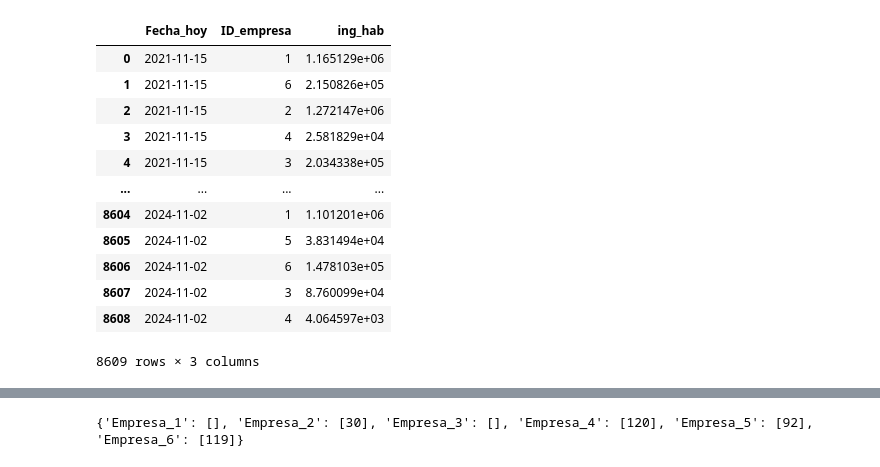
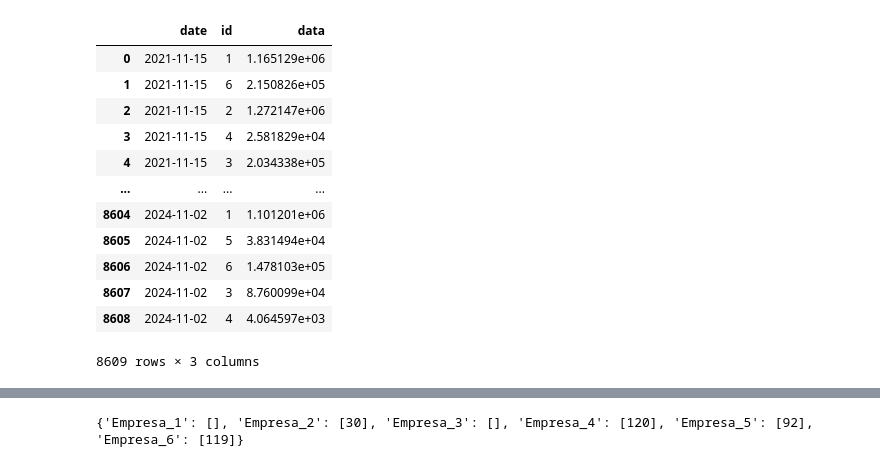
Before and after one commit to Francia-GR/reto_502_api, a Jupyter notebook: model/data_wrangling_model.ipynb, the cells around one changed output, grey strips where cells are left out. Saved outputs shown, nothing was run; the diff lists cells and outputs as text; code cells hidden in the pictures.

```diff
--- a/model/data_wrangling_model.ipynb
+++ b/model/data_wrangling_model.ipynb
@@ -73,17 +4,21 @@ df_week = complete_df.resample('W').sum()
-# %%
-df
-# %% [output]
-|  | Fecha_hoy | ID_empresa | ing_hab |
-| 0 | 2021-11-15 | 1 | 1.165129e+06 |
-| 1 | 2021-11-15 | 6 | 2.150826e+05 |
-| 2 | 2021-11-15 | 2 | 1.272147e+06 |
-| 3 | 2021-11-15 | 4 | 2.581829e+04 |
-| 4 | 2021-11-15 | 3 | 2.034338e+05 |
-| ... | ... | ... | ... |
-| 8604 | 2024-11-02 | 1 | 1.101201e+06 |
-| 8605 | 2024-11-02 | 5 | 3.831494e+04 |
-| 8606 | 2024-11-02 | 6 | 1.478103e+05 |
-| 8607 | 2024-11-02 | 3 | 8.760099e+04 |
-| 8608 | 2024-11-02 | 4 | 4.064597e+03 |
-8609 rows × 3 columns
+# %%
+df = pd.read_csv('dataquery.csv', index_col=0)
+# Standarizing names of dataframe columns
+# id refers to the id of the company and data refers to the income
+df.columns = ['date', 'id', 'data']
+df
+# %% [output]
+|  | date | id | data |
+| 0 | 2021-11-15 | 1 | 1.165129e+06 |
+| 1 | 2021-11-15 | 6 | 2.150826e+05 |
+| 2 | 2021-11-15 | 2 | 1.272147e+06 |
+| 3 | 2021-11-15 | 4 | 2.581829e+04 |
+| 4 | 2021-11-15 | 3 | 2.034338e+05 |
+| ... | ... | ... | ... |
+| 8604 | 2024-11-02 | 1 | 1.101201e+06 |
+| 8605 | 2024-11-02 | 5 | 3.831494e+04 |
+| 8606 | 2024-11-02 | 6 | 1.478103e+05 |
+| 8607 | 2024-11-02 | 3 | 8.760099e+04 |
+| 8608 | 2024-11-02 | 4 | 4.064597e+03 |
+8609 rows × 3 columns
 # %%
```
Also changed, not shown: parts of 11 cells of this notebook, 25 other files.
